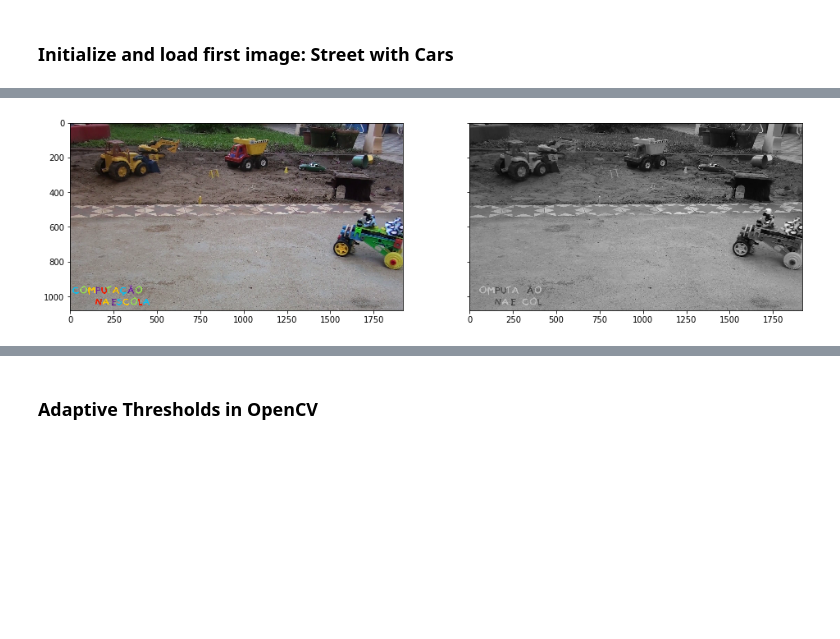
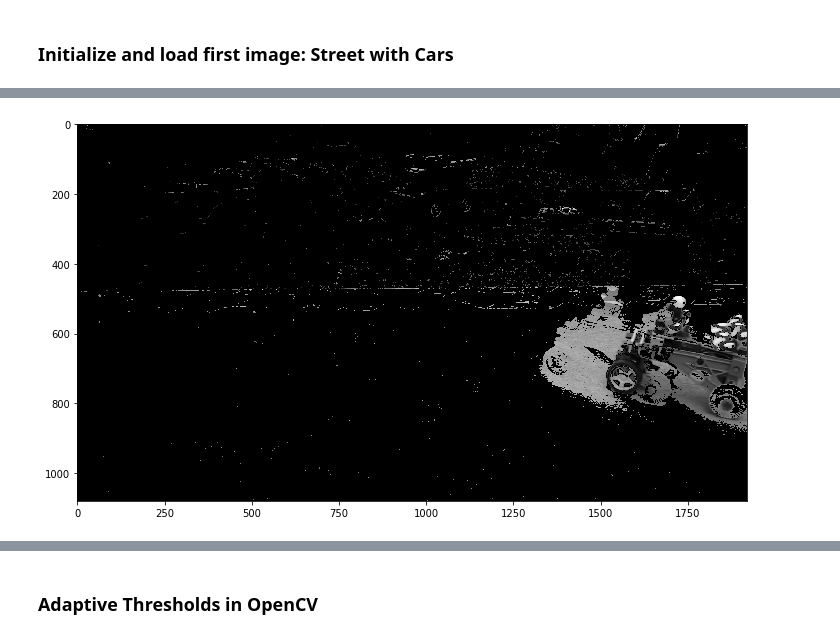
Before and after one commit to gudeh/Computer-vision, a Jupyter notebook: jupyter/Values Domain Example (Simple Car Detector).ipynb, the cells around one changed output, grey strips where cells are left out. Saved outputs shown, nothing was run; the diff lists cells and outputs as text; code cells hidden in the pictures; blank space fills up the shorter version.

```diff
--- a/jupyter/Values Domain Example (Simple Car Detector).ipynb
+++ b/jupyter/Values Domain Example (Simple Car Detector).ipynb
@@ -73,18 +73,24 @@ orig = cv2.cvtColor(orig, cv2.COLOR_BGR2RGB)
 # Load the image in grayscale
 gray = cv2.imread("../data/shot0003.png", cv2.IMREAD_GRAYSCALE)
 
-fig, axes = plt.subplots(1, 2, figsize=(16, 12), sharex=True, sharey=True)
-ax = axes.ravel()
-ax[0].imshow(orig)
-ax[1].imshow(gray, 'gray')
+# fig, axes = plt.subplots(1, 2, figsize=(16, 12), sharex=True, sharey=True)
+# ax = axes.ravel()
+# ax[0].imshow(orig)
+# ax[1].imshow(gray, 'gray')
 
+
+#accumulator=cv2.imread("../data/shot0003.png",cv2.IMREAD_COLOR)
 second_name="../data/shot0004.png"
-for x in range(4,15):
-    if x<10:
-        second_name=second_name.replace(str(x-1)+".png",str(x)+".png")
+for x in range(3,15):#15):
+    print(x)
+    if x!=9:
+        second_name=second_name.replace(str(x)+".png",str(x+1)+".png")
     else:
-        second_name=second_name.replace(str(x-2)+".png",str(x)+".png")
+        second_name=second_name.replace("0"+str(x)+".png",str(x+1)+".png")
+    print(str(x)+".png")
     print(second_name)
+
+
     # Load the image in color (OpenCV standard = BGR)
     ref_orig = cv2.imread(second_name, cv2.IMREAD_COLOR)
     # Convert to RGB
@@ -98,18 +104,31 @@ for x in range(4,15):
 #     ax[0].imshow(ref_orig)
 #     ax[1].imshow(ref_gray, 'gray')
 
+    # Calculate the absolute difference between two images
+    # Image order is irrelevant since we will discard the sign
+    change = cv2.absdiff(gray, ref_gray)
+    #change = cv2.absdiff(orig, ref_orig)
+
+#     plt.figure(figsize = (16,12))
+#     plt.imshow(change, 'gray')
+
     modes = ['cv2.THRESH_BINARY',
              'cv2.THRESH_BINARY_INV',
              'cv2.THRESH_TRUNC',
              'cv2.THRESH_TOZERO',
              'cv2.THRESH_TOZERO_INV']
 
-    # Basic threshold example
+    adaptModes = ['cv2.ADAPTIVE_THRESH_MEAN_C',
+              'cv2.ADAPTIVE_THRESH_GAUSSIAN_C']
+
+  #  Basic threshold example
     def my_threshold(thresh, modeStr):
         global change
         global dst
         mode = eval(modeStr)
         th, dst = cv2.threshold(change, thresh, 255, mode)
+        #dst = cv2.adaptiveThreshold(change, 255, adaptMode, mode, neighborhood, 10)
+
         #fig, axes = plt.subplots(1, 2, figsize=(16, 12), sharex=True, sharey=True)
         #ax = axes.ravel()
         #ax[0].imshow(change,'gray')
@@ -117,45 +136,41 @@ for x in range(4,15):
 
     # Pass function & its parameters to interactive
     # interactive(my_threshold, thresh = (0, 255), modeStr=modes)
-
-    # If your using Google Colab, comment the line above and use this here...
     my_threshold(19, 'cv2.THRESH_BINARY')
 
-    # Calculate the absolute difference between two images
-    # Image order is irrelevant since we will discard the sign
-    change = cv2.absdiff(gray, ref_gray)
-    #change = cv2.absdiff(orig, ref_orig)
+    # Basic threshold example
+#     def my_adaptThreshold(adaptModeStr, modeStr, neighborhood):
+#         global change
+#         global dst
+#         mode = eval(modeStr)
+#         adaptMode = eval(adaptModeStr)
+#         dst = cv2.adaptiveThreshold(change, 255, adaptMode, mode, 1001, 10)
+#         fig, axes = plt.subplots(1, 2, figsize=(16, 12), sharex=True, sharey=True)
+#         ax = axes.ravel()
+#         ax[0].imshow(change,'gray')
+#         ax[1].imshow(dst,'gray')
 
-    # Set the size to show
-    #plt.figure(figsize = (16,12))
-    # Show it!
-    # plt.imshow(change, 'gray')
+# #     # Pass function & its parameters to interactive
+#     my_adaptThreshold('cv2.ADAPTIVE_THRESH_MEAN_C', 'cv2.THRESH_BINARY', 15)
 
-    # Calculate the absolute difference between two images
-    # Image order is irrelevant since we will discard the sign
-    change = cv2.absdiff(gray, ref_gray)
-    #change = cv2.absdiff(orig, ref_orig)
-
-    #plt.figure(figsize = (16,12))
-    #plt.imshow(change, 'gray')
 
     masked = cv2.multiply(gray, (dst//255))
-    #plt.figure(figsize = (12,10))
-    #plt.imshow(masked, 'gray')
+#     plt.figure(figsize = (12,10))
+#     plt.imshow(masked, 'gray')
 
     kernel = np.ones((5,5),np.uint8)
     kernel
 
     opening = cv2.morphologyEx(dst, cv2.MORPH_OPEN, kernel)
-    plt.figure(figsize = (12,10))
-    #plt.imshow(opening, 'gray')
+#     plt.figure(figsize = (12,10))
+#     plt.imshow(opening, 'gray')
 
     kernel2 = np.ones((29,29),np.uint8)
     kernel2
 
     closing = cv2.morphologyEx(opening, cv2.MORPH_CLOSE, kernel2)
-    #plt.figure(figsize = (12,10))
-    #plt.imshow(closing, 'gray')
+#     plt.figure(figsize = (12,10))
+#     plt.imshow(closing, 'gray')
 
 
     #masked_with_morpho = cv2.multiply(gray, (closing//255))
@@ -179,7 +194,7 @@ for x in range(4,15):
     # loop over the contours
     for c in cnts:
         # compute the center of the contour
-        if cv2.contourArea(c) > 800:
+        if cv2.contourArea(c) > 900:
             M = cv2.moments(c)
             # process the contour
             cX = int(M["m10"] / M["m00"])
@@ -190,11 +205,14 @@ for x in range(4,15):
             cv2.putText(masked_with_morpho2, "center", (cX - 20, cY - 20),
                 cv2.FONT_HERSHEY_SIMPLEX, 0.5, (255, 255, 255), 2)
 
+    print(second_name)
     # Set the size to show
     plt.figure(figsize = (12,10))
-    # Show it!\
     plt.imshow(masked_with_morpho2, 'gray')
 
-    # plt.figure(figsize = (12,10))
-    # plt.imshow(masked_with_morpho, 'gray')
+    #accumulator = cv2.add(accumulator,masked_with_morpho2)
+
+    #accumulator=cv2.accumulate(masked_with_morpho2,accumulator)
+    #plt.figure(figsize = (12,10))
+    #plt.imshow(accumulator, 'gray')
 # %% [output]
@@ -210 +253 @@ error: OpenCV(4.4.0) C:\Users\appveyor\AppData\Local\Temp\1\pip-req-build-6sxsq0
-[figure, old version]
+[figure, new version]
```
Also changed, not shown: parts of 1 cell of this notebook.
